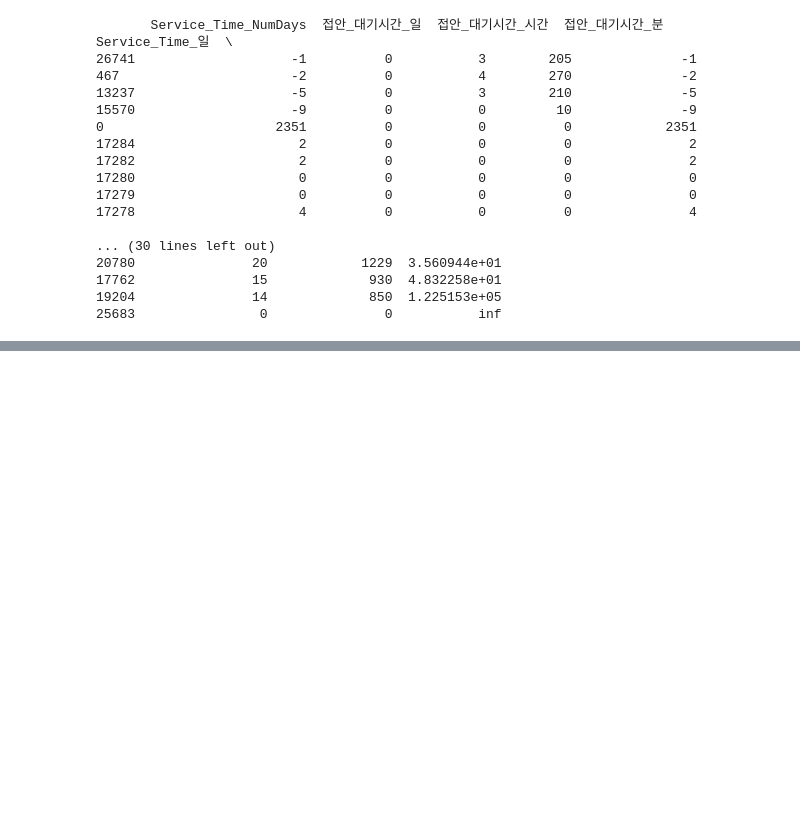
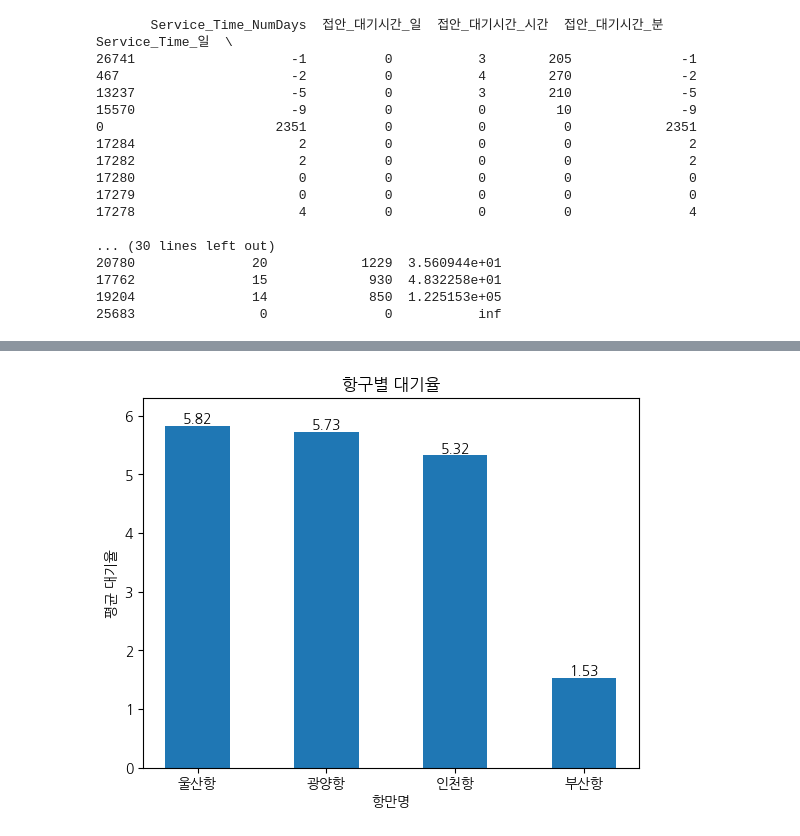
Before and after one commit to GyudongHan/Project_1, a Jupyter notebook: 프로젝트 3/Visualize.ipynb, the cells around one changed output, grey strips where cells are left out. Cells and saved outputs as stored; diff of their text form; code cells hidden in the pictures; blank space fills up the shorter version.

```diff
--- a/프로젝트 3/Visualize.ipynb
+++ b/프로젝트 3/Visualize.ipynb
@@ -223,0 +226,43 @@ plt.show()
+# %%
+percentage_to_drop = int(len(sorted_ULS) * 0.005)
+per1_ULS = sorted_ULS.iloc[percentage_to_drop:-percentage_to_drop]
+# %%
+percentage_to_drop = int(len(sorted_PUS) * 0.005)
+per1_PUS = sorted_PUS.iloc[percentage_to_drop:-percentage_to_drop]
+# %%
+percentage_to_drop = int(len(sorted_KAN) * 0.005)
+per1_KAN = sorted_KAN.iloc[percentage_to_drop:-percentage_to_drop]
+# %%
+percentage_to_drop = int(len(sorted_INC) * 0.005)
+per1_INC = sorted_INC.iloc[percentage_to_drop:-percentage_to_drop]
+# %%
+import matplotlib.pyplot as plt
+
+# 각 데이터프레임에서 '대기율' 칼럼의 평균 계산
+uls_mean = per1_ULS['대기율'].mean()*100
+pus_mean = per1_PUS['대기율'].mean()*100
+kan_mean = per1_KAN['대기율'].mean()*100
+inc_mean = per1_INC['대기율'].mean()*100
+
+# 막대 그래프 생성
+categories = ['울산항', '광양항', '인천항', '부산항']
+means = [uls_mean, kan_mean, inc_mean, pus_mean]
+
+plt.bar(categories, means, width =0.5)
+
+# y값의 범위 설정
+plt.ylim(0, 6.3)
+
+# 그래프 제목과 레이블 설정
+plt.title('항구별 대기율')
+plt.xlabel('항만명')
+plt.ylabel('평균 대기율')
+
+# 수치 표시
+for i, mean in enumerate(means):
+    plt.text(categories[i], mean, f'{mean:.2f}', ha='center', va='bottom')
+
+# 그래프 표시
+plt.show()
+# %% [output]
+[figure, added]
```
Also changed, not shown: parts of 37 cells of this notebook, 1 other file.
